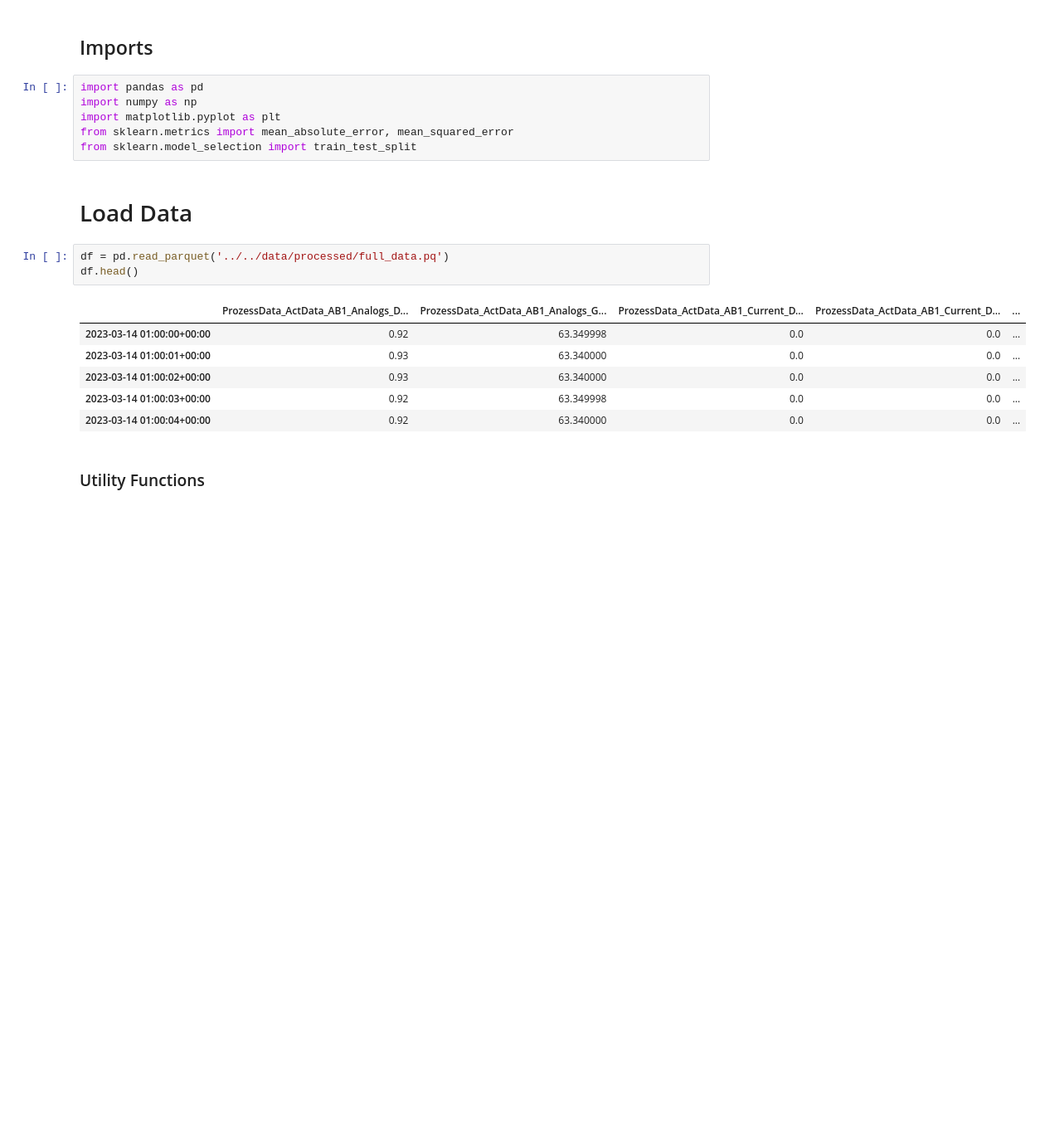
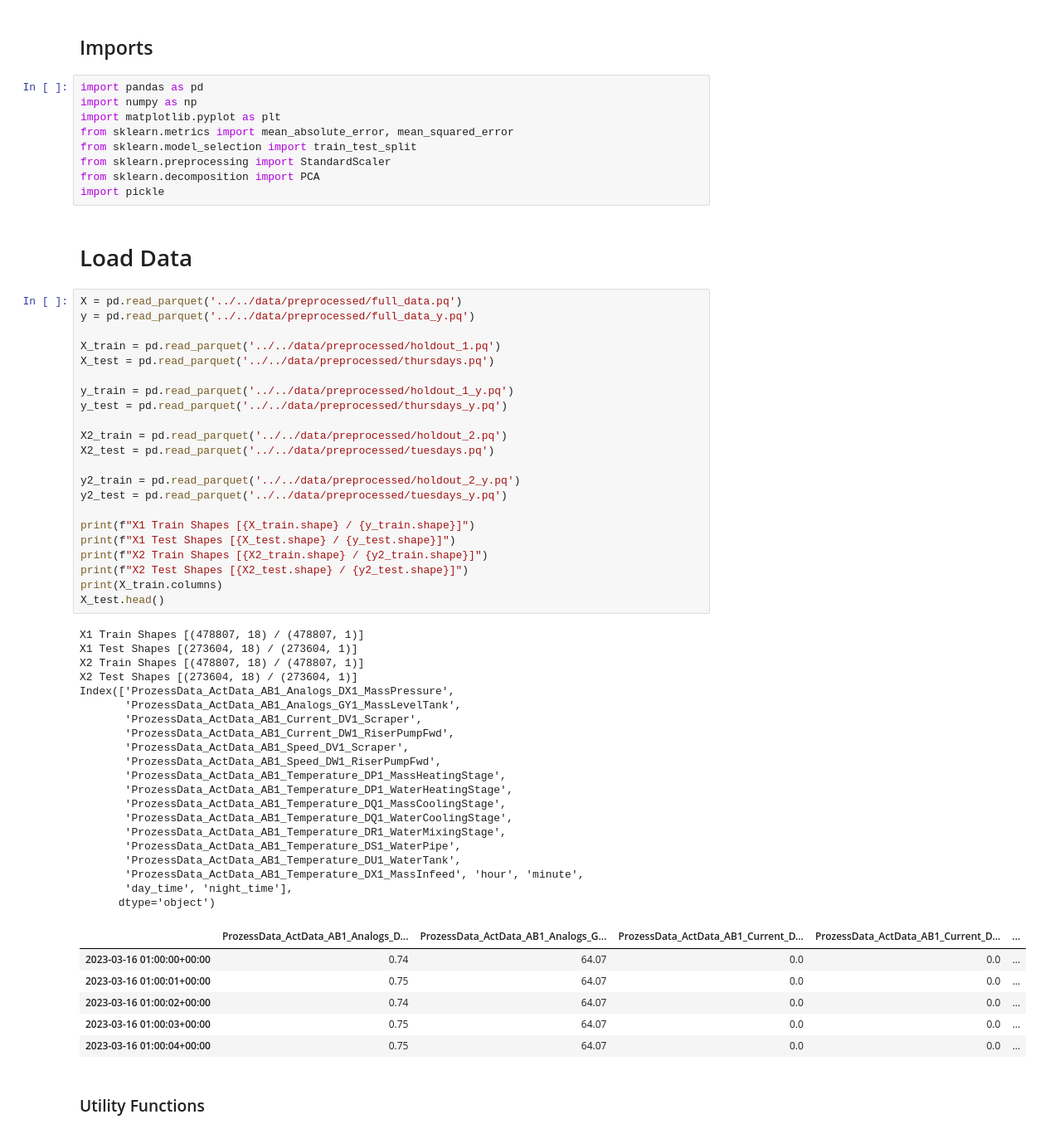
Before and after one commit to KarlLearnsAI/OWL_Factory_Hackathon, a Jupyter notebook: notebooks/2_modelling/modeling_karl.ipynb, the cells around one changed output. Shown: that part at 83% size. Cells and saved outputs as stored; diff of their text form; blank space fills up the shorter version.

```diff
--- a/notebooks/2_modelling/modeling_karl.ipynb
+++ b/notebooks/2_modelling/modeling_karl.ipynb
@@ -8,18 +8,60 @@ import numpy as np
 import matplotlib.pyplot as plt
 from sklearn.metrics import mean_absolute_error, mean_squared_error
 from sklearn.model_selection import train_test_split
+from sklearn.preprocessing import StandardScaler
+from sklearn.decomposition import PCA
+import pickle
 # %% [markdown]
 # Load Data
-# %%
-df = pd.read_parquet('../../data/processed/full_data.pq')
-df.head()
-# %% [output]
-|  | ProzessData_ActData_AB1_Analogs_D... | ProzessData_ActData_AB1_Analogs_G... | ProzessData_ActData_AB1_Current_D... | ProzessData_ActData_AB1_Current_D... | ... |
-| 2023-03-14 01:00:00+00:00 | 0.92 | 63.349998 | 0.0 | 0.0 | ... |
-| 2023-03-14 01:00:01+00:00 | 0.93 | 63.340000 | 0.0 | 0.0 | ... |
-| 2023-03-14 01:00:02+00:00 | 0.93 | 63.340000 | 0.0 | 0.0 | ... |
-| 2023-03-14 01:00:03+00:00 | 0.92 | 63.349998 | 0.0 | 0.0 | ... |
-| 2023-03-14 01:00:04+00:00 | 0.92 | 63.340000 | 0.0 | 0.0 | ... |
+# %%
+X = pd.read_parquet('../../data/preprocessed/full_data.pq')
+y = pd.read_parquet('../../data/preprocessed/full_data_y.pq')
+
+X_train = pd.read_parquet('../../data/preprocessed/holdout_1.pq')
+X_test = pd.read_parquet('../../data/preprocessed/thursdays.pq')
+
+y_train = pd.read_parquet('../../data/preprocessed/holdout_1_y.pq')
+y_test = pd.read_parquet('../../data/preprocessed/thursdays_y.pq')
+
+X2_train = pd.read_parquet('../../data/preprocessed/holdout_2.pq')
+X2_test = pd.read_parquet('../../data/preprocessed/tuesdays.pq')
+
+y2_train = pd.read_parquet('../../data/preprocessed/holdout_2_y.pq')
+y2_test = pd.read_parquet('../../data/preprocessed/tuesdays_y.pq')
+
+print(f"X1 Train Shapes [{X_train.shape} / {y_train.shape}]")
+print(f"X1 Test Shapes [{X_test.shape} / {y_test.shape}]")
+print(f"X2 Train Shapes [{X2_train.shape} / {y2_train.shape}]")
+print(f"X2 Test Shapes [{X2_test.shape} / {y2_test.shape}]")
+print(X_train.columns)
+X_test.head()
+# %% [output]
+X1 Train Shapes [(478807, 18) / (478807, 1)]
+X1 Test Shapes [(273604, 18) / (273604, 1)]
+X2 Train Shapes [(478807, 18) / (478807, 1)]
+X2 Test Shapes [(273604, 18) / (273604, 1)]
+Index(['ProzessData_ActData_AB1_Analogs_DX1_MassPressure',
+       'ProzessData_ActData_AB1_Analogs_GY1_MassLevelTank',
+       'ProzessData_ActData_AB1_Current_DV1_Scraper',
+       'ProzessData_ActData_AB1_Current_DW1_RiserPumpFwd',
+       'ProzessData_ActData_AB1_Speed_DV1_Scraper',
+       'ProzessData_ActData_AB1_Speed_DW1_RiserPumpFwd',
+       'ProzessData_ActData_AB1_Temperature_DP1_MassHeatingStage',
+       'ProzessData_ActData_AB1_Temperature_DP1_WaterHeatingStage',
+       'ProzessData_ActData_AB1_Temperature_DQ1_MassCoolingStage',
+       'ProzessData_ActData_AB1_Temperature_DQ1_WaterCoolingStage',
+       'ProzessData_ActData_AB1_Temperature_DR1_WaterMixingStage',
+       'ProzessData_ActData_AB1_Temperature_DS1_WaterPipe',
+       'ProzessData_ActData_AB1_Temperature_DU1_WaterTank',
+       'ProzessData_ActData_AB1_Temperature_DX1_MassInfeed', 'hour', 'minute',
+       'day_time', 'night_time'],
+      dtype='object')
+|  | ProzessData_ActData_AB1_Analogs_D... | ProzessData_ActData_AB1_Analogs_G... | ProzessData_ActData_AB1_Current_D... | ProzessData_ActData_AB1_Current_D... | ... |
+| 2023-03-16 01:00:00+00:00 | 0.74 | 64.07 | 0.0 | 0.0 | ... |
+| 2023-03-16 01:00:01+00:00 | 0.75 | 64.07 | 0.0 | 0.0 | ... |
+| 2023-03-16 01:00:02+00:00 | 0.74 | 64.07 | 0.0 | 0.0 | ... |
+| 2023-03-16 01:00:03+00:00 | 0.75 | 64.07 | 0.0 | 0.0 | ... |
+| 2023-03-16 01:00:04+00:00 | 0.75 | 64.07 | 0.0 | 0.0 | ... |
 # %% [markdown]
 ### Utility Functions
 # %%
```
Also changed, not shown: parts of 11 cells of this notebook, 19 other files.
